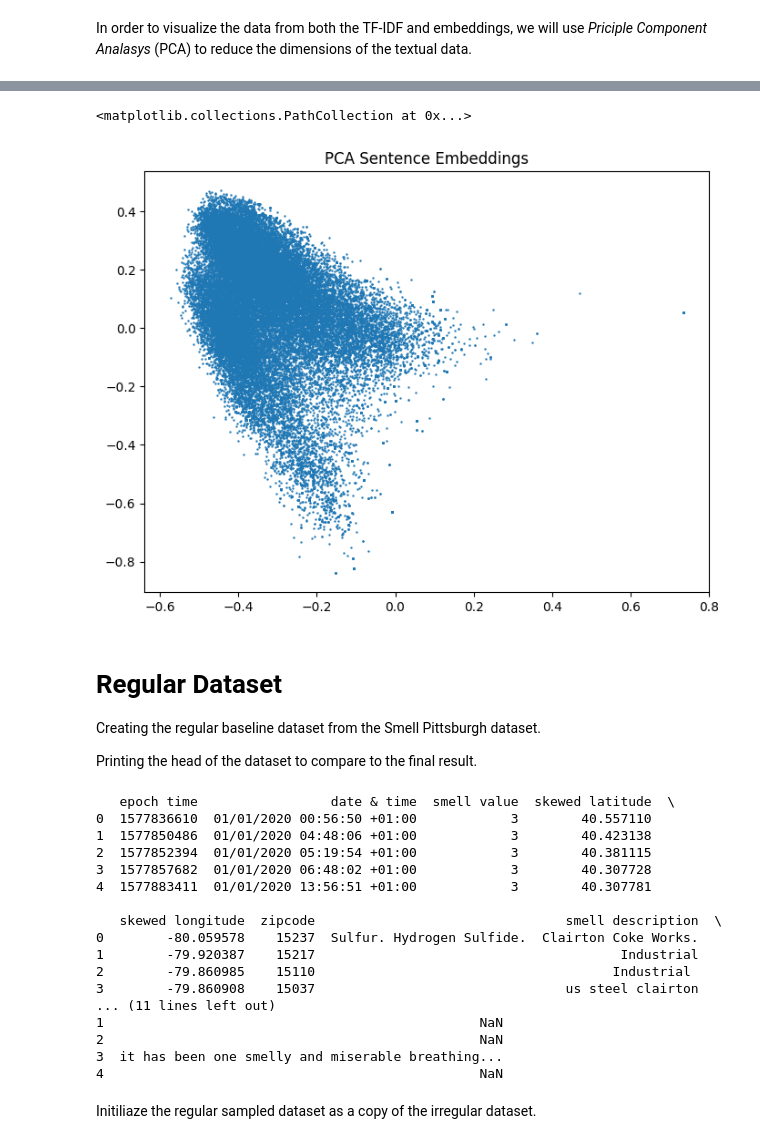
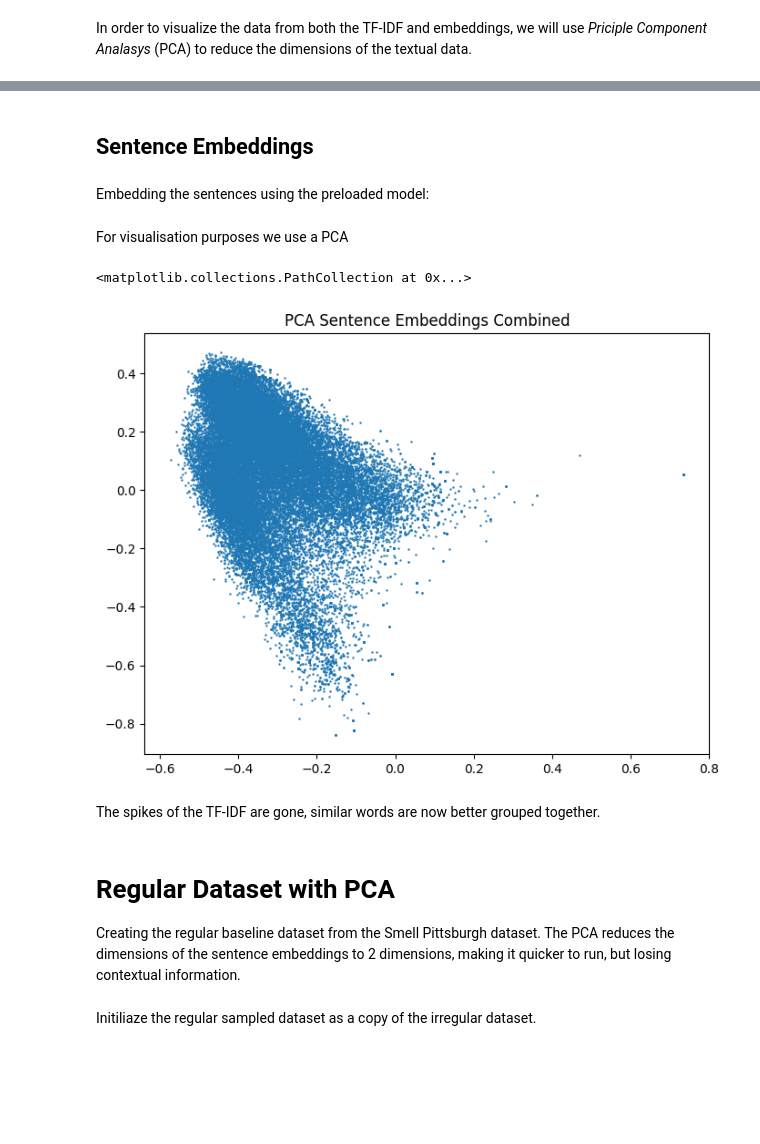
Before and after one commit to thomaselsinga/bachelor_thesis, a Jupyter notebook: preprocessing.ipynb, the cells around one changed output, grey strips where cells are left out. Saved outputs shown, nothing was run; the diff lists cells and outputs as text; code cells hidden in the pictures; blank space fills up the shorter version.

```diff
--- a/preprocessing.ipynb
+++ b/preprocessing.ipynb
@@ -48,0 +49,2 @@ df_text["combined"] = df_text["smell description"].fillna("") + " " + df_text["s
+# %%
+df_irregular["combined"] = df_irregular["smell description"].fillna("") + " " + df_irregular["symptoms"].fillna("") + " " + df_irregular["additional comments"].fillna("")
@@ -48,0 +53,9 @@ df_text["combined"] = df_text["smell description"].fillna("") + " " + df_text["s
+# %%
+df_irregular["smell description"] = df_irregular["smell description"].replace(0, np.nan)
+df_irregular["smell description"] = df_irregular["smell description"].astype("string")
+df_irregular["symptoms"] = df_irregular["symptoms"].replace(0, np.nan)
+df_irregular["symptoms"] = df_irregular["symptoms"].astype("string")
+df_irregular["additional comments"] = df_irregular["additional comments"].replace(0, np.nan)
+df_irregular["additional comments"] = df_irregular["additional comments"].astype("string")
+df_irregular["combined"] = df_irregular["combined"].replace(0, np.nan)
+df_irregular["combined"] = df_irregular["combined"].astype("string")
@@ -66,41 +104,26 @@ In the plot above we can see a lot of spikes in the dataset. This is suboptimal
+# %% [markdown]
+## Sentence Embeddings
+# %% [markdown]
+Embedding the sentences using the preloaded model:
 # %%
 embeddings = model.encode(df_text["combined"].tolist())
+# %% [markdown]
+For visualisation purposes we use a PCA
 # %%
-pca = PCA(n_components=2)
-embeddings_2d  = pca.fit_transform(embeddings)
+embeddings_2d  = PCA(n_components=2).fit_transform(embeddings)
 # %%
 plt.figure(figsize=(8,6))
-plt.title("PCA Sentence Embeddings")
+plt.title("PCA Sentence Embeddings Combined")
 plt.scatter(embeddings_2d[:, 0], embeddings_2d[:, 1], s=0.5)
 # %% [output]
 <matplotlib.collections.PathCollection at 0x...>
-[figure, old version]
+[figure, new version]
+# %% [markdown]
+The spikes of the TF-IDF are gone, similar words are now better grouped together.
 # %% [markdown]
-# Regular Dataset
+# Regular Dataset with PCA
 
-Creating the regular baseline dataset from the Smell Pittsburgh dataset.
-
-Printing the head of the dataset to compare to the final result.
+Creating the regular baseline dataset from the Smell Pittsburgh dataset. The PCA reduces the dimensions of the sentence embeddings to 2 dimensions, making it quicker to run, but losing contextual information.
-# %%
-print(df_irregular.head())
-# %% [output]
-   epoch time                 date & time  smell value  skewed latitude  \
-0  1577836610  01/01/2020 00:56:50 +01:00            3        40.557110
-1  1577850486  01/01/2020 04:48:06 +01:00            3        40.423138
-2  1577852394  01/01/2020 05:19:54 +01:00            3        40.381115
-3  1577857682  01/01/2020 06:48:02 +01:00            3        40.307728
-4  1577883411  01/01/2020 13:56:51 +01:00            3        40.307781
-
-   skewed longitude  zipcode                                smell description  \
-0        -80.059578    15237  Sulfur. Hydrogen Sulfide.  Clairton Coke Works.
-1        -79.920387    15217                                       Industrial
-2        -79.860985    15110                                      Industrial
-3        -79.860908    15037                                us steel clairton
-... (11 lines left out)
-1                                                NaN
-2                                                NaN
-3  it has been one smelly and miserable breathing...
-4                                                NaN
 # %% [markdown]
 Initiliaze the regular sampled dataset as a copy of the irregular dataset.
 # %%
```
Also changed, not shown: parts of 72 cells of this notebook, 7 other files.
